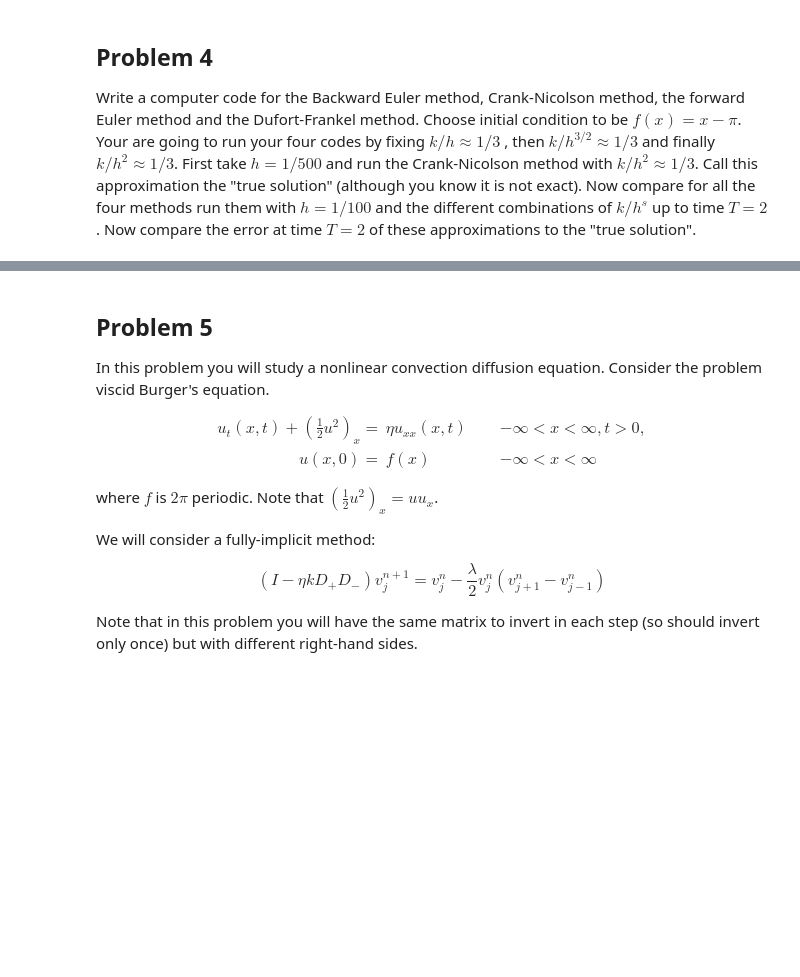
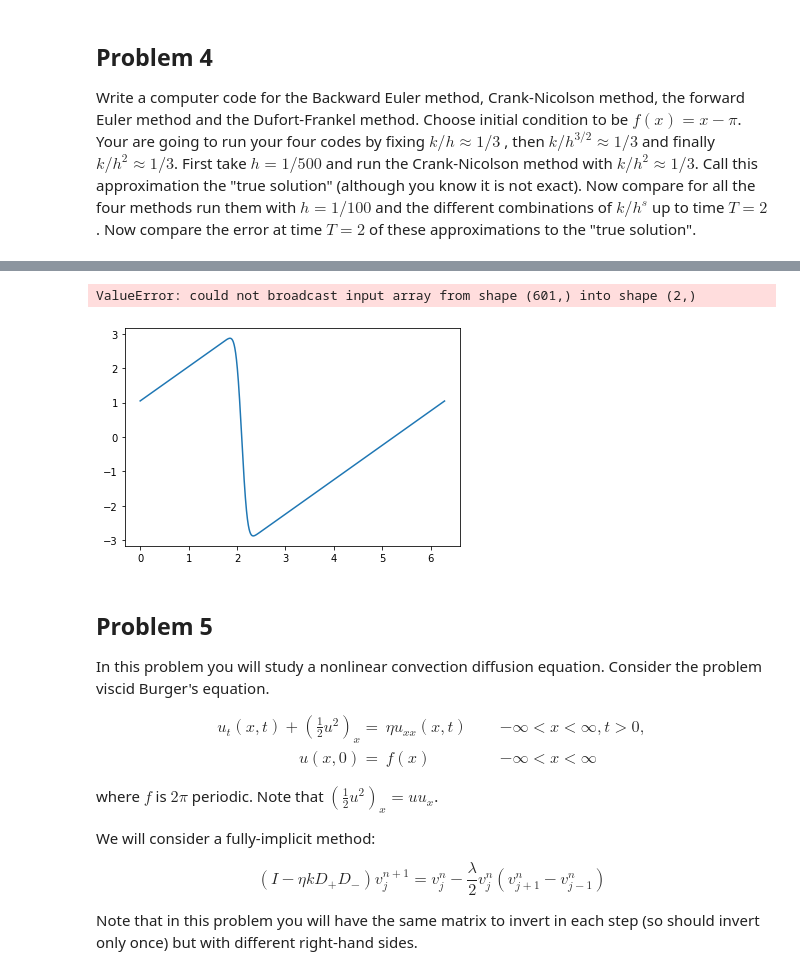
Before and after one commit to ianpotpie/APMA2550, a Jupyter notebook: assignments/hw02/APMA2550_HW02.ipynb, the cells around one changed output, grey strips where cells are left out. Cells and saved outputs as stored; diff of their text form; code cells hidden in the pictures; blank space fills up the shorter version.

```diff
--- a/assignments/hw02/APMA2550_HW02.ipynb
+++ b/assignments/hw02/APMA2550_HW02.ipynb
@@ -314,14 +314,14 @@ def dufort_frankel(h, x_start, x_end, k, t_start, t_end, f):
     M = int(round(t_end - t_start) / k)
 
     x = np.linspace(x_start, x_end, N + 1)
-    t = np.linspace(t_start, t_end, M + 1)
 
-    u = np.zeros((N + 1, M + 1))
+    u = np.zeros((2, N + 1))
     u[0] = f(x)
     u[1] = u[0] + (k * double_diff(u[0], h))
 
     for n in range(1, M):
-        u[n + 1] = u[n - 1] + (2 * k * double_diff(u[n], h))
+        print(f"\r{n}/{M}", end="")
+        u[1], u[0] = u[0] + (2 * k * double_diff(u[1], h)), u[1]
 
     return u
 # %%
@@ -343,3 +389,15 @@ MemoryError: Unable to allocate 33.5 GiB for an array with shape (3001, 1500001)
+# %%
+fig, ax = plt.subplots()
+ax.plot(true_x, true_sol[-1], label="true value")
+ax.plot(x, dufort_frankel(h, x_start, x_end, k, t_start, t_end, f)[-1], label="numerical")
+ax.set_title('Dufort Frankel Method: k/h=1/3')
+ax.set_xlabel('x')
+ax.set_ylabel('u(x, 2)')
+ax.legend()
+plt.show()
+# %% [output]
+ValueError: could not broadcast input array from shape (601,) into shape (2,)
+[figure, added]
 # %% [markdown]
 ## Problem 5
 
```
Also changed, not shown: parts of 10 cells of this notebook.
